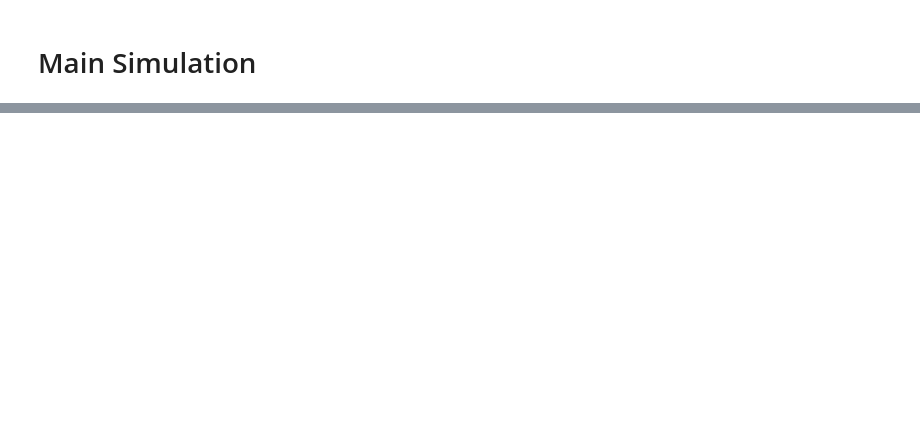
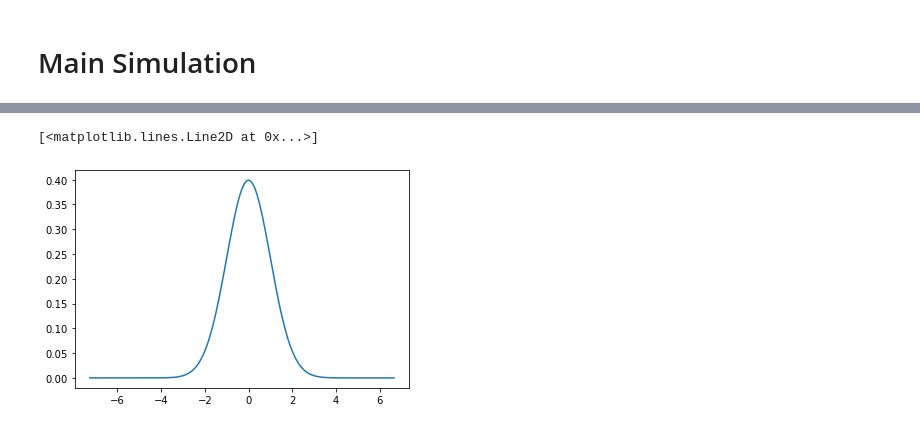
Before and after one commit to binodbhttr/wallstreetS, a Jupyter notebook: simulator.ipynb, the cells around one changed output, grey strips where cells are left out. Cells and saved outputs as stored; diff of their text form; code cells hidden in the pictures; blank space fills up the shorter version.

```diff
--- a/simulator.ipynb
+++ b/simulator.ipynb
@@ -69,0 +94,5 @@ Lowest Profit: 0.0
+# %%
+plt.plot(np.sort(pc), norm.pdf(np.sort(pc)))
+# %% [output]
+[<matplotlib.lines.Line2D at 0x...>]
+[figure, added]
```
Also changed, not shown: parts of 5 cells of this notebook, 7 other files.
